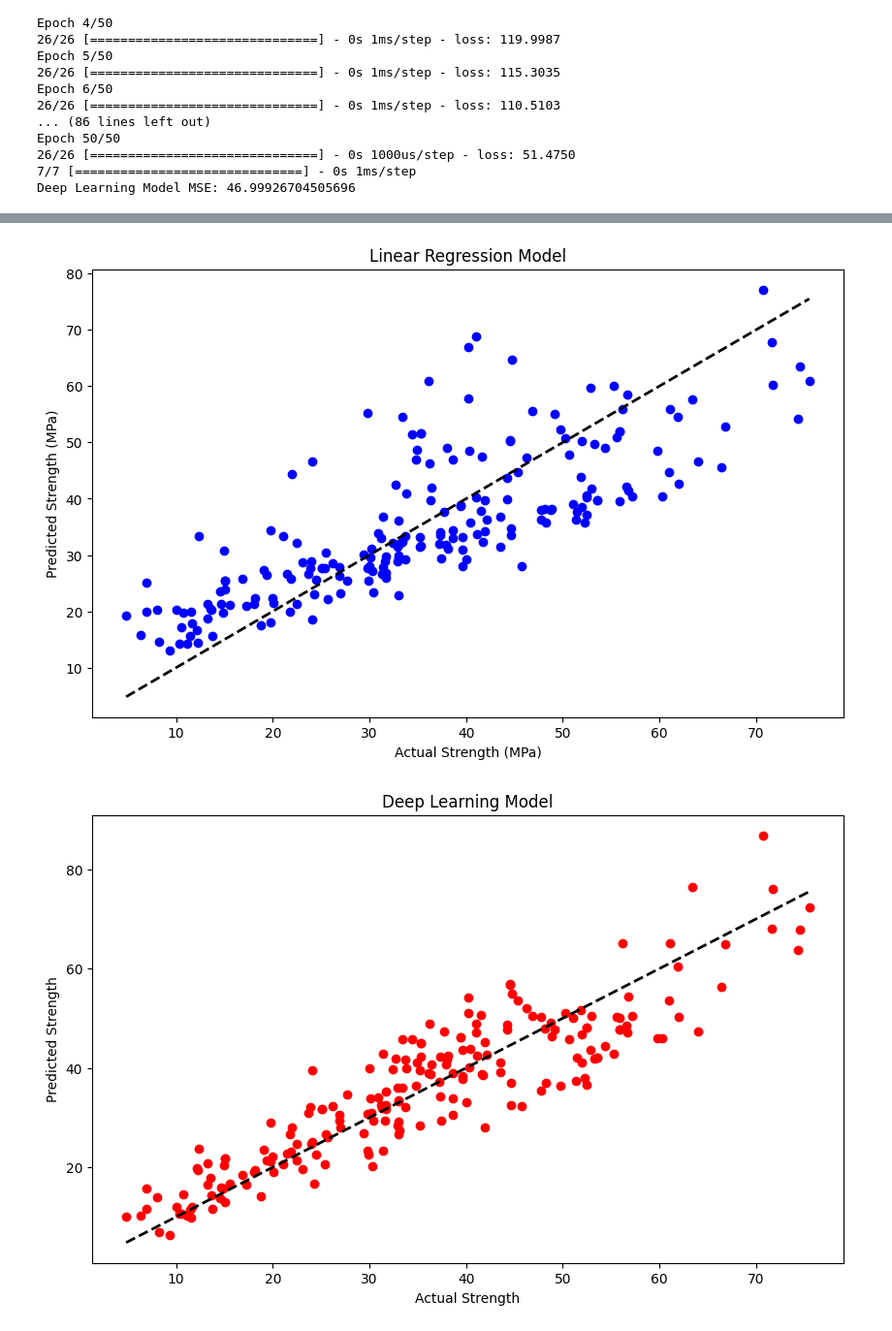
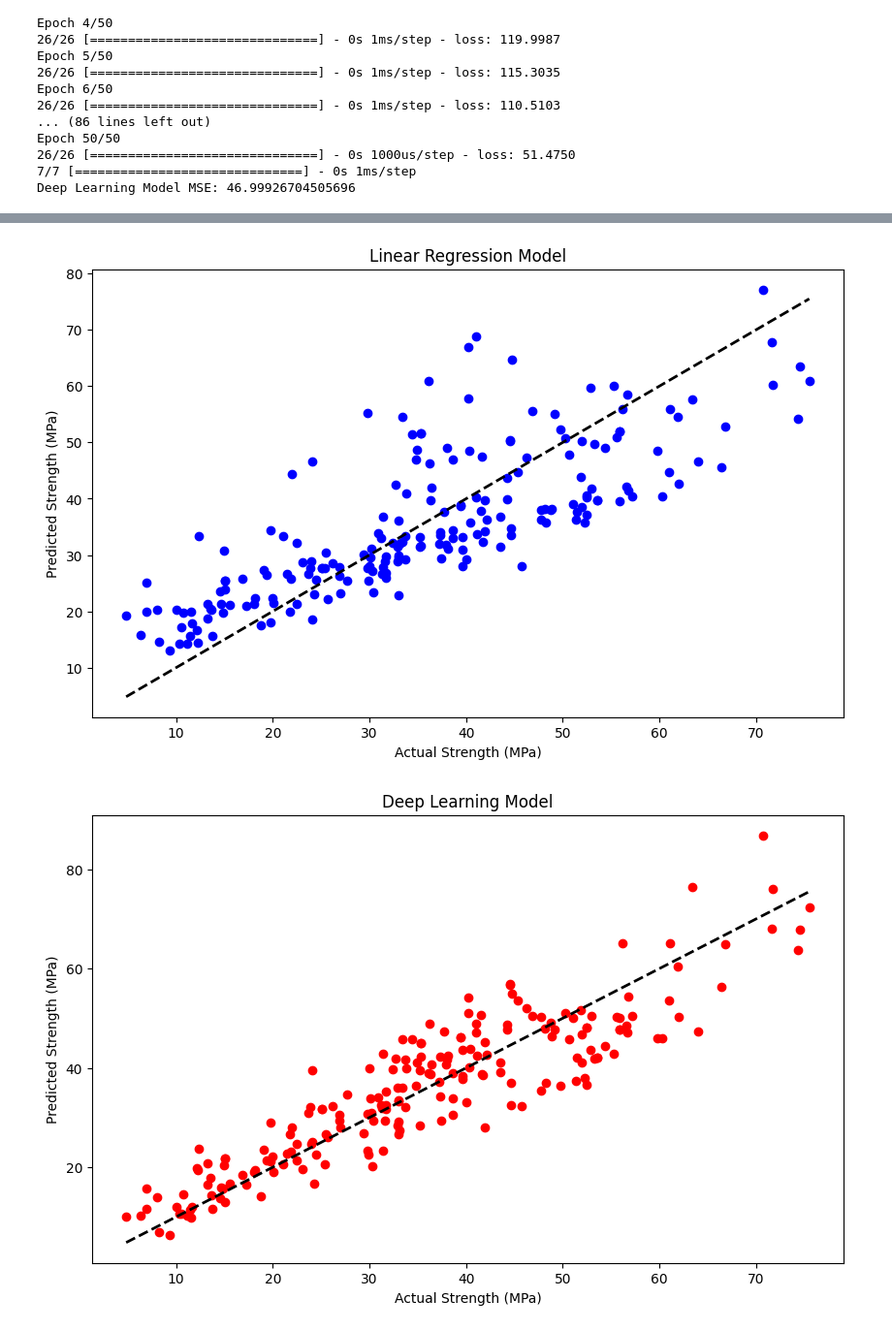
Before and after one commit to joreilly86/Flocode_Machine-Learning-01_Concrete-Strength-Models, a Jupyter notebook: Concrete_Strength.ipynb, the cells around one changed output, grey strips where cells are left out. Shown: that part at 97% size. Cells and saved outputs as stored; diff of their text form; code cells hidden in the pictures.

```diff
--- a/Concrete_Strength.ipynb
+++ b/Concrete_Strength.ipynb
@@ -90,33 +126,33 @@ plt.scatter(y_test, y_pred_lr, color='blue', label='Linear Regression')
 plt.scatter(y_test, y_pred_dl, color='red', label='Deep Learning')
 plt.plot([y_test.min(), y_test.max()], [y_test.min(), y_test.max()], 'k--', lw=2, label='Ideal Prediction')
 plt.xlabel('Actual Strength (MPa)')
 plt.ylabel('Predicted Strength (MPa)')
 plt.legend()
 plt.title('Model Comparison: Linear Regression vs Deep Learning')
 plt.show()
 
 # Linear Regression Predictions
 # Assuming 'y_pred_lr' contains predictions from the linear regression model
 
 plt.figure(figsize=(10, 6))
 plt.scatter(y_test, y_pred_lr, color='blue')
 plt.plot([y_test.min(), y_test.max()], [y_test.min(), y_test.max()], 'k--', lw=2)
 plt.xlabel('Actual Strength (MPa)')
 plt.ylabel('Predicted Strength (MPa)')
 plt.title('Linear Regression Model')
 plt.show()
 
 # Deep Learning Predictions
 # Assuming 'y_pred_dl' contains predictions from the deep learning model
 
 plt.figure(figsize=(10, 6))
 plt.scatter(y_test, y_pred_dl, color='red')
 plt.plot([y_test.min(), y_test.max()], [y_test.min(), y_test.max()], 'k--', lw=2)
-plt.xlabel('Actual Strength')
-plt.ylabel('Predicted Strength')
+plt.xlabel('Actual Strength (MPa)')
+plt.ylabel('Predicted Strength (MPa)')
 plt.title('Deep Learning Model')
 plt.show()
 # %% [output]
 [figure]
 [figure]
-[figure, old version]
+[figure, new version]
```
Also changed, not shown: parts of 6 cells of this notebook, 1 other file.
